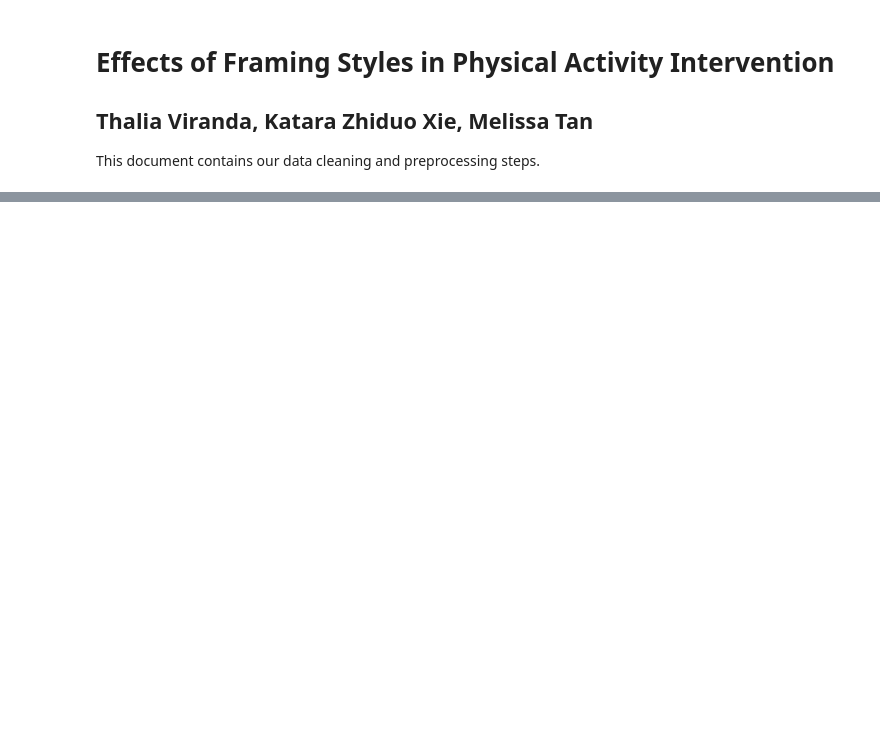
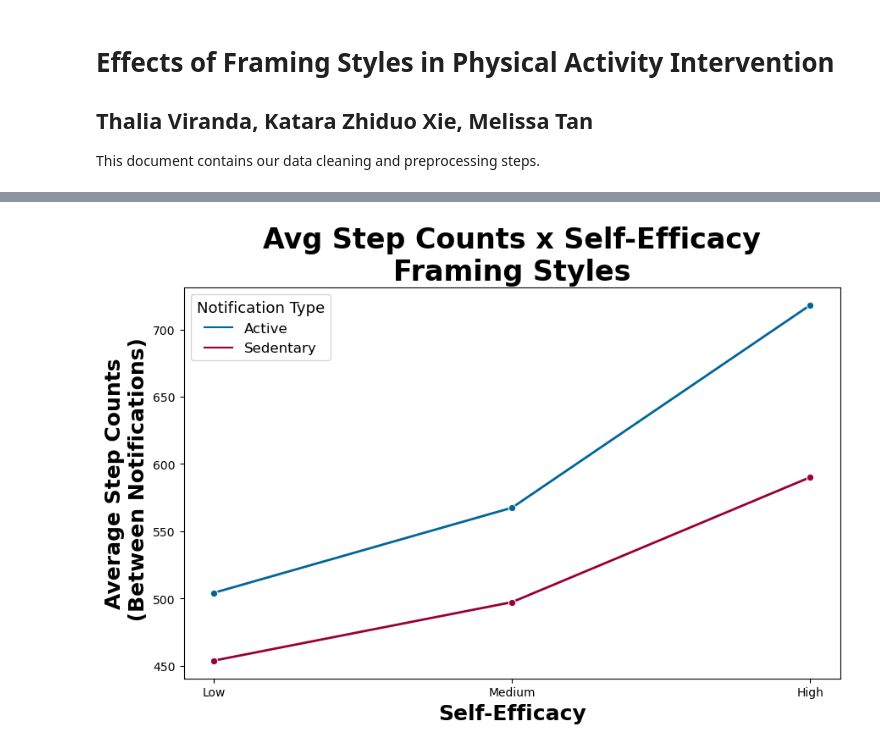
Before and after one commit to Kataraduo/ORIE-5160-midterm-project, a Jupyter notebook: data_cleaning_thalia.ipynb, the cells around one changed output, grey strips where cells are left out. Cells and saved outputs as stored; diff of their text form; code cells hidden in the pictures; blank space fills up the shorter version.

```diff
--- a/data_cleaning_thalia.ipynb
+++ b/data_cleaning_thalia.ipynb
@@ -170,0 +378,99 @@ Unique users in mydata_steps_gf: 35
+# %%
+#====================================================================
+# RQ 1b: Effects of Framing Styles * Self-Efficacy on Step Counts
+# GF: total_steps between notif
+#====================================================================
+
+# load data
+# mydata_steps_gf <- pd.read_csv(os.path.join(data_dir, "mydata_steps_gf_py.csv"))
+mydata_steps_gf['user.index'] = mydata_steps_gf['user.index'].astype('category')
+mydata_steps_gf['notif_type'] = mydata_steps_gf['notif_type'].astype('category')
+
+# Define self efficacy as a discrete variable based on its quantile
+# low (<=13), med (14-17 inclusive), high (>=18)
+selfeff_intake_quantiles = mydata_steps_gf['selfeff_intake_r'].quantile([0.25, 0.5, 0.75])
+print(selfeff_intake_quantiles)
+
+# Categorize selfeff.intake_r for visualization
+# low (<=13), med (14-17 inclusive), high (>=18)
+mydata_steps_gf['selfeff_category'] = pd.cut(
+    mydata_steps_gf['selfeff_intake_r'], bins=[-np.inf, 14, 18, np.inf], labels=["Low", "Medium", "High"], right=False
+)
+
+# Create summary table
+SUMM_mydata_steps_gf = (
+    mydata_steps_gf
+    .groupby(['notif_type', 'selfeff_category'])
+    .agg(
+        n=('total_steps', 'size'),
+        mean=('total_steps', lambda x: round(np.mean(x), 1)),
+        sd=('total_steps', lambda x: round(np.std(x), 1)),
+        se=('total_steps', lambda x: round(np.std(x) / np.sqrt(x.notna().sum()), 1)),
+        IQR=('total_steps', lambda x: round(np.percentile(x, 75) - np.percentile(x, 25), 1))
+    )
+    .reset_index()
+)
+
+print(SUMM_mydata_steps_gf)
+
+
+from statsmodels.formula.api import mixedlm
+# Define the model and fit (approximate approach using MixedLM)
+model_nb_glmm_notifxselfeff = mixedlm("total_steps ~ notif_type * selfeff_category", mydata_steps_gf, groups=mydata_steps_gf["user.index"])
+result = model_nb_glmm_notifxselfeff.fit()
+print(result.summary())
+
+
+# Plot interaction effects (no interaction :( sadly)
+plt.figure(figsize=(10, 6))
+sns.lineplot(
+    data=SUMM_mydata_steps_gf, x="selfeff_category", y="mean", hue="notif_type",
+    marker="o", palette={"Active": "#006699", "Sedentary": "#990033"}, linewidth=2
+)
+plt.title("Avg Step Counts x Self-Efficacy\nFraming Styles", fontsize=24, fontweight='bold')
+plt.xlabel("Self-Efficacy", fontsize=18, fontweight='bold')
+plt.ylabel("Average Step Counts\n (Between Notifications)", fontsize=18, fontweight='bold')
+plt.legend(title="Notification Type", fontsize=12, title_fontsize='13')
+
+# Save the plot
+plt.savefig(os.path.join(figure_dir,"notif_selfeff_steps_bwnotif.png"), transparent=True)
+plt.show()
+
+
+#====================================================================
+# RQ 1b: Effects of Framing Styles * Self-Efficacy on Step Counts
+# GF: total_steps 30 min after notif
+#====================================================================
+
+
+#====================================================================
+# RQ 1b: Effects of Framing Styles * Self-Efficacy on Step Counts
+# GF: total_steps 60 min after notif
+#====================================================================
+
+
+
+
+
+
+# Start of analyses with the JAWBONE DATASET
+
+
+
+#====================================================================
+# RQ 1b: Effects of Framing Styles * Self-Efficacy on Step Counts
+# Jawbone: total_steps between notif
+#====================================================================
+
+
+#====================================================================
+# RQ 1b: Effects of Framing Styles * Self-Efficacy on Step Counts
+# Jawbone: total_steps 30 min after notif
+#====================================================================
+
+
+#====================================================================
+# RQ 1b: Effects of Framing Styles * Self-Efficacy on Step Counts
+# JawboneF: total_steps 60 min after notif
+#====================================================================
+# %% [output]
@@ -170,0 +494 @@ Unique users in mydata_steps_gf: 35
+[figure, added]
```
Also changed, not shown: parts of 9 cells of this notebook, 7 other files.
